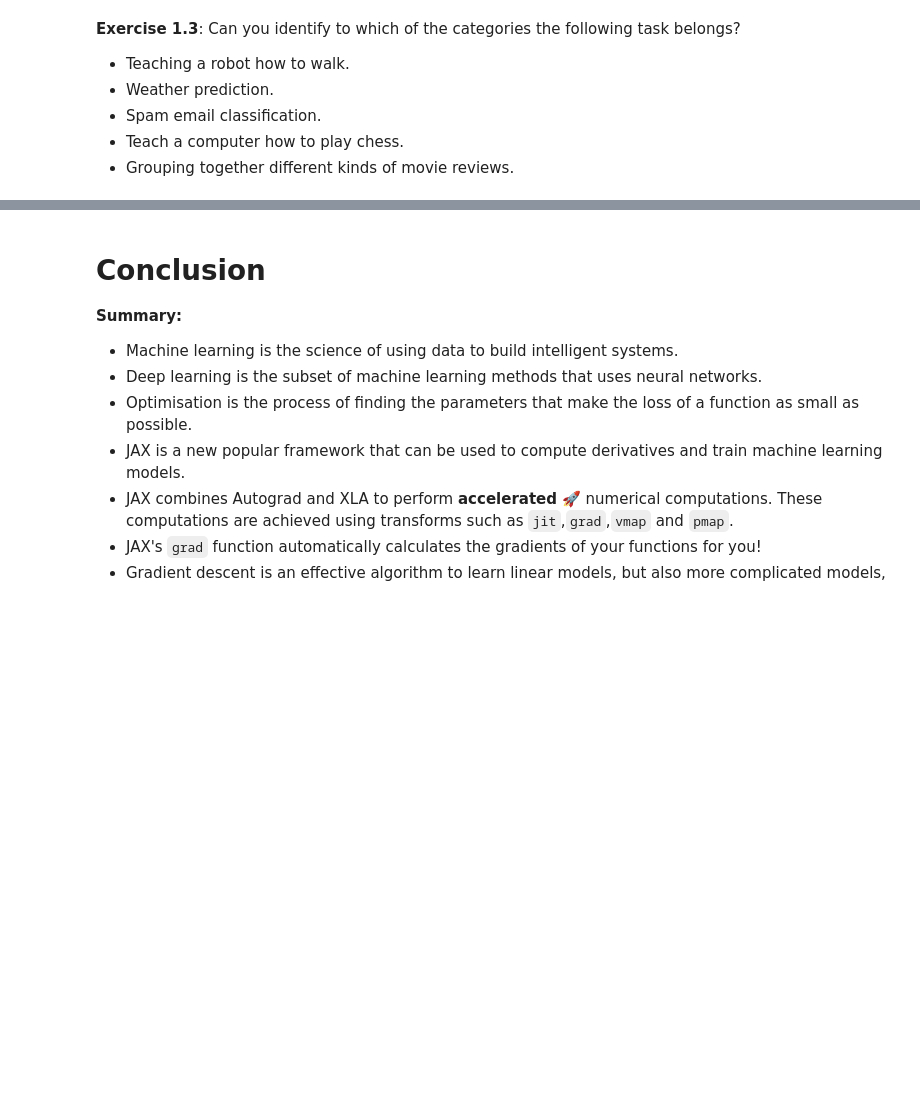
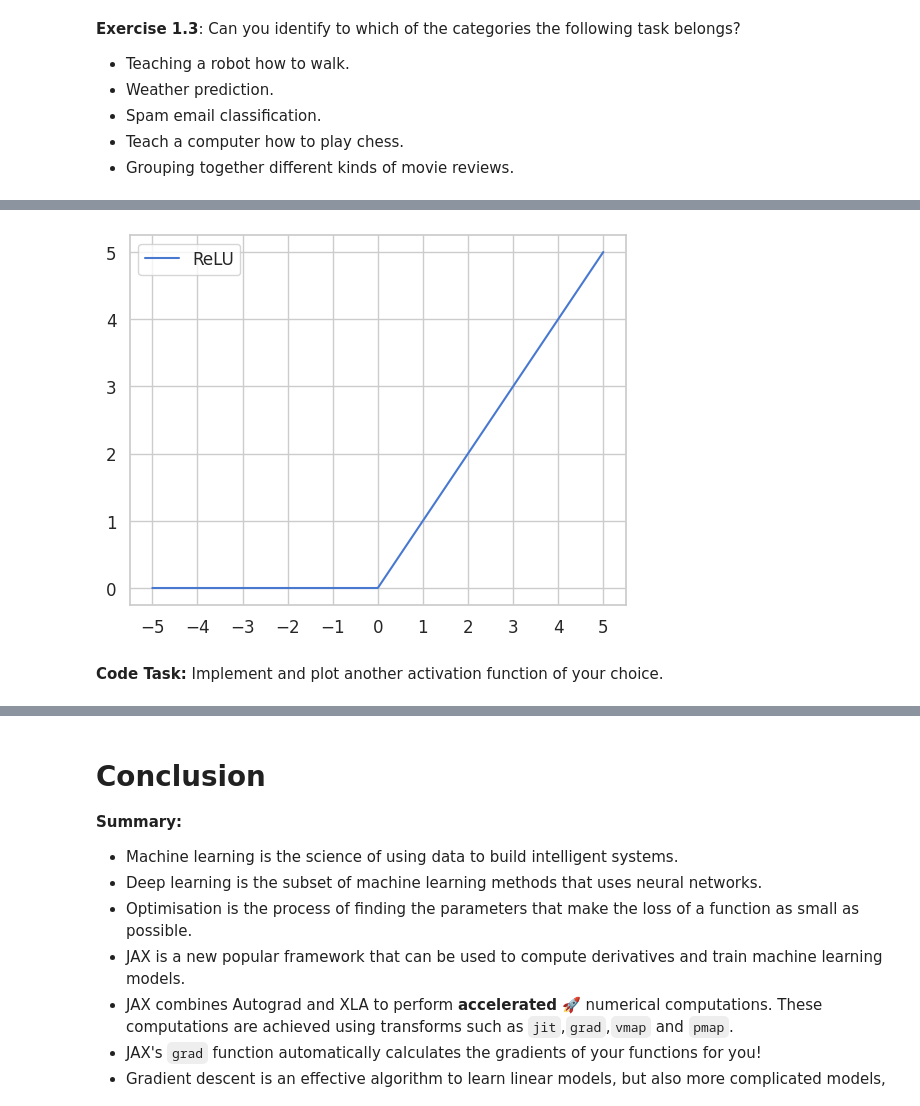
Before and after one commit to deep-learning-indaba/indaba-pracs-2025, a Jupyter notebook: Introduction_to_Deep_Learning.ipynb, the cells around one changed output, grey strips where cells are left out. Drawn from its saved outputs; the diff is of its cells as text; code cells hidden in the pictures; blank space fills up the shorter version.

```diff
--- a/Introduction_to_Deep_Learning.ipynb
+++ b/Introduction_to_Deep_Learning.ipynb
@@ -440,16 +407,0 @@ TODO: Disscuss the limitations for manual Numpy implementations and the advantag
-# %%
-# @title Helper code to plot a Sine curve
-amplitude = 2
-x = np.linspace(0, 2*np.pi, 1000)
-y = amplitude*np.sin(x) + np.random.randn(1000)*0.1   # Calculate y values using the sine function
-yfit = amplitude*np.sin(x)
-
-plt.figure(figsize=(8, 6))
-plt.scatter(x, y, label="data", color='red')
-plt.plot(x, yfit, label=f'Sine Curve with Amplitude = {amplitude}', color='black')
-plt.title('Sine Curve')
-plt.xlabel('x')
-plt.ylabel('y')
-plt.legend()
-# plt.grid()
-plt.show()
@@ -475,0 +512,21 @@ Congratulations, we've just trained a machine learning model for classification
+# %%
+# Implementation of relu using simple python.
+
+def relu(x):
+  return np.maximum(0, x)
+
+def plot_activation(act_fn, label="act_fn"):
+    max_int = 5
+    # Generete 100 evenly spaced points from -max_int to max_int
+    x = np.linspace(-max_int, max_int, 1000)
+    y = act_fn(x)
+    plt.plot(x, y, label=label)
+    plt.legend(loc="upper left")
+    plt.xticks(np.arange(min(x), max(x) + 1, 1))
+    plt.show()
+
+plot_activation(relu, label='ReLU')
+# %% [output]
+[figure, added]
+# %% [markdown]
+**Code Task:** Implement and plot another activation function of your choice.
```
Also changed, not shown: parts of 105 cells of this notebook, 1 other file.
